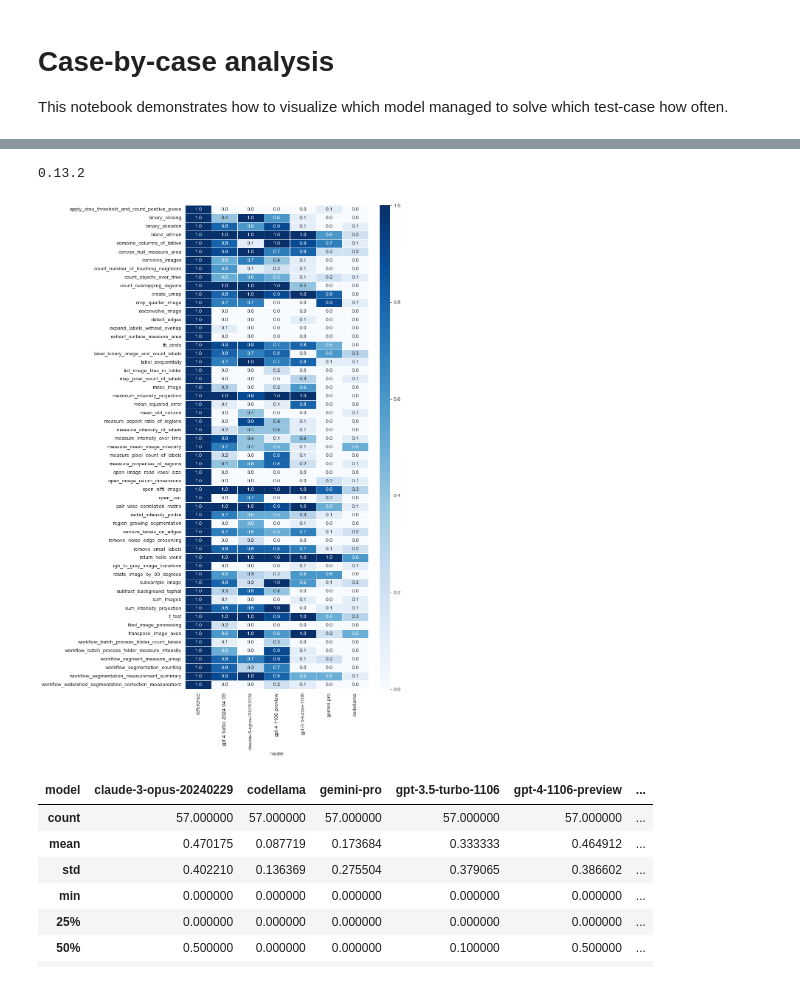
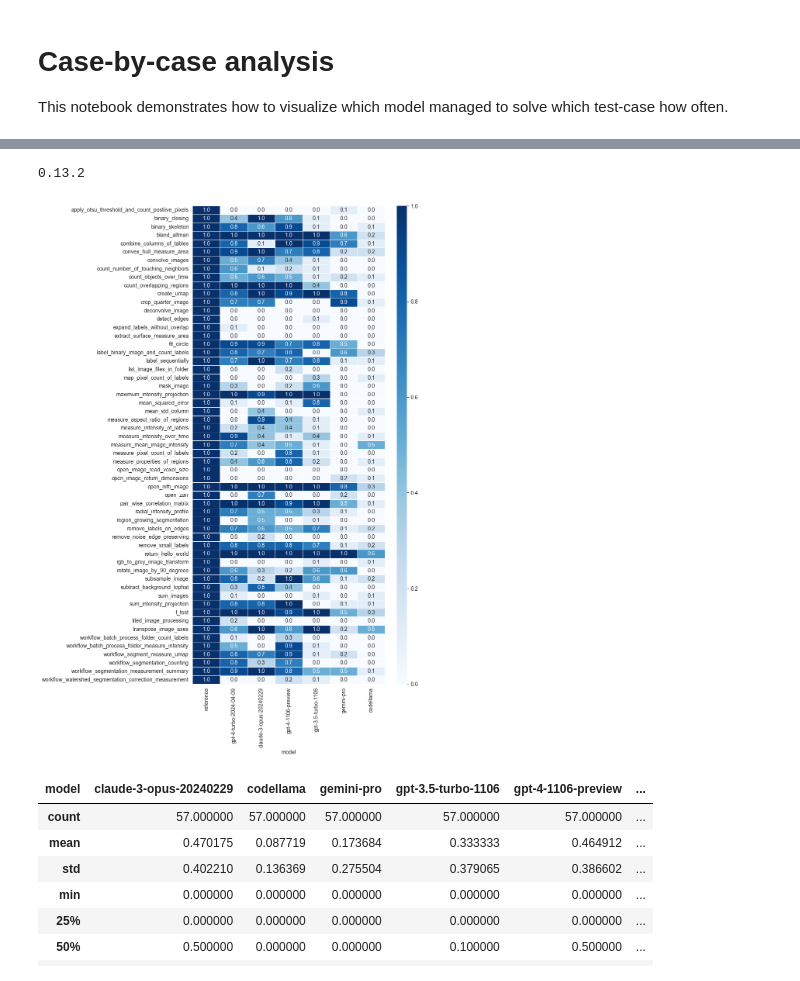
Before and after one commit to haesleinhuepf/human-eval-bia, a Jupyter notebook: demo/summarize_by_case.ipynb, the cells around one changed output, grey strips where cells are left out. Drawn from its saved outputs; the diff is of its cells as text; code cells hidden in the pictures.

Commit message:
text modifications and figure/table captions

```diff
--- a/demo/summarize_by_case.ipynb
+++ b/demo/summarize_by_case.ipynb
@@ -85,32 +79,32 @@ pivot_df.style.pipe(colorize).format("{:.1f}", subset=pivot_df.columns[1:])
 # %%
 import matplotlib.pyplot as plt
 import numpy as np
 import seaborn as sns
 
 print(sns.__version__)
 sns.set_style("white")
 
 df = pivot_df
 
 # Separate the numerical data for plotting and the string column for y-axis labels
 numerical_data = df.select_dtypes(include=[np.number])
 mean_values = numerical_data.mean().sort_values(ascending=False)
 
 # Reorder columns in numerical_data based on sorted mean values
 numerical_data = numerical_data[mean_values.index]
 
 str_column_values = df['task_id']  # Replace 'str_column' with the actual column name
 
 
 # Plotting
-fig = plt.figure(figsize=(8,17))
+fig = plt.figure(figsize=(8,16))
 sns.heatmap(numerical_data, annot=True, linewidths=.5, yticklabels=str_column_values, fmt=".1f", cbar_kws={'shrink': 1, 'aspect': 3*16}, cmap="Blues")
 
 plt.savefig("../docs/paper/performance_per_task", bbox_inches="tight", dpi=300)
 plt.show()
 # %% [output]
 0.13.2
-[figure, old version]
+[figure, new version]
 # %%
 pivot_df.describe()
 # %% [output]
```
Also changed, not shown: parts of 6 cells of this notebook, 10 other files.
